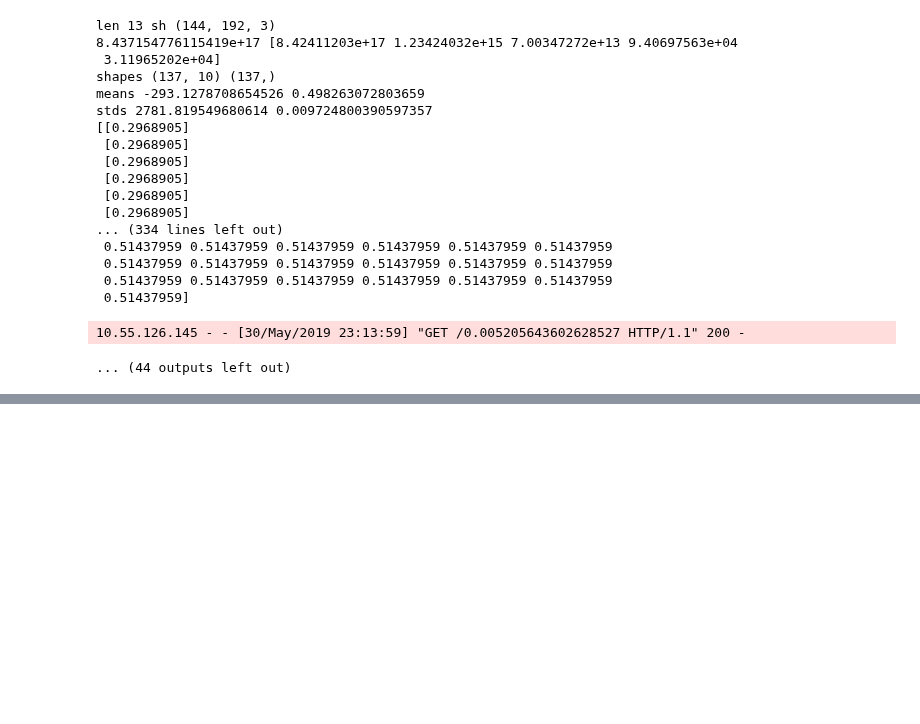
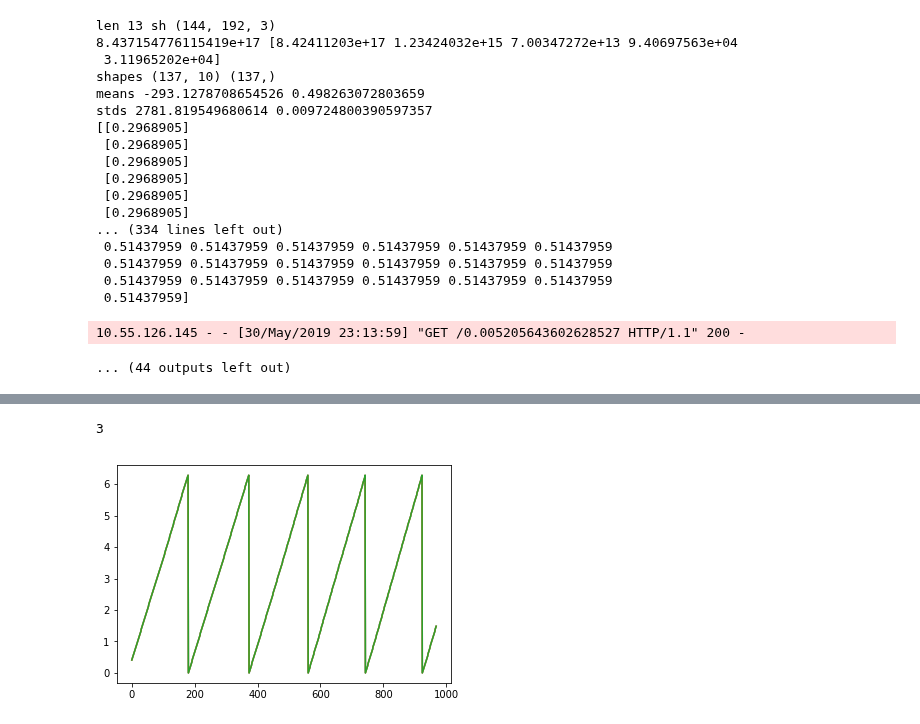
Before and after one commit to DaniloZZZ/quantTechLab, a Jupyter notebook: analysis/main.ipynb, the cells around one changed output, grey strips where cells are left out. Saved outputs shown, nothing was run; the diff lists cells and outputs as text; code cells hidden in the pictures; blank space fills up the shorter version.

```diff
--- a/analysis/main.ipynb
+++ b/analysis/main.ipynb
@@ -468,0 +477,19 @@ os.listdir('C:\\Users\\ЛФКИТ-3\\Documents\\quantTechLab\\data\\auto_rotate'
+# %%
+y = np.genfromtxt("/root/Desktop/quantTechLab/data/auto_rotate/ints1_20.csv", delimiter = ',')
+x = np.genfromtxt("/root/Desktop/quantTechLab/data/auto_rotate/phases1_20.csv", delimiter = ',')
+# %%
+Y = y
+X = x
+# %%
+len(Y)
+# %% [output]
+3
+# %%
+X = preprocessing().normalized(X, amplitude = 2 * np.pi)
+Y = preprocessing().normalized(Y, amplitude = 1)
+# %%
+%matplotlib inline
+for i in X:
+    plt.plot(i)
+# %% [output]
+[figure, added]
```
Also changed, not shown: parts of 19 cells of this notebook.
